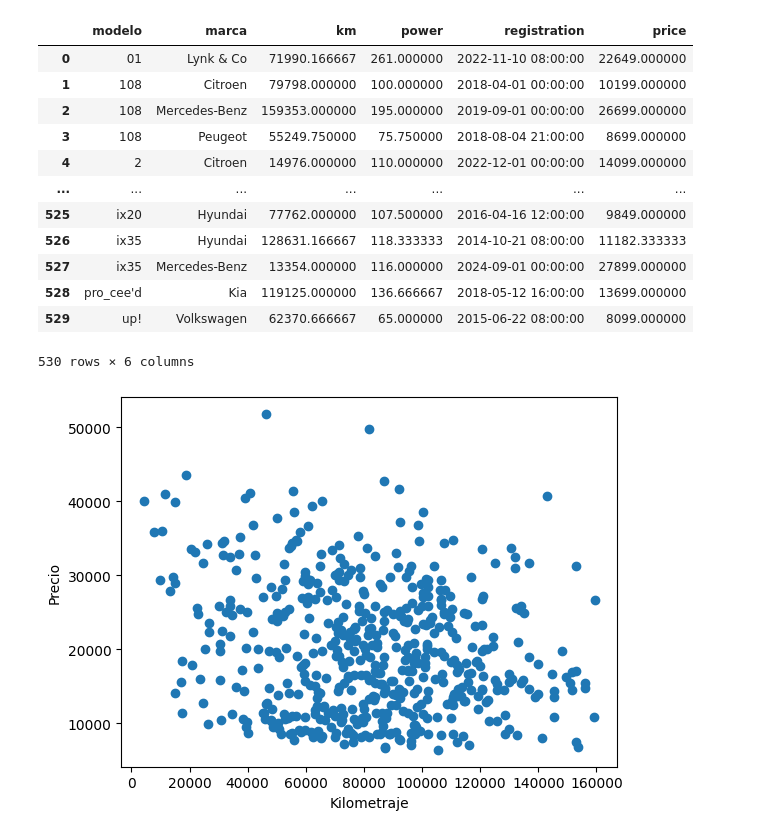
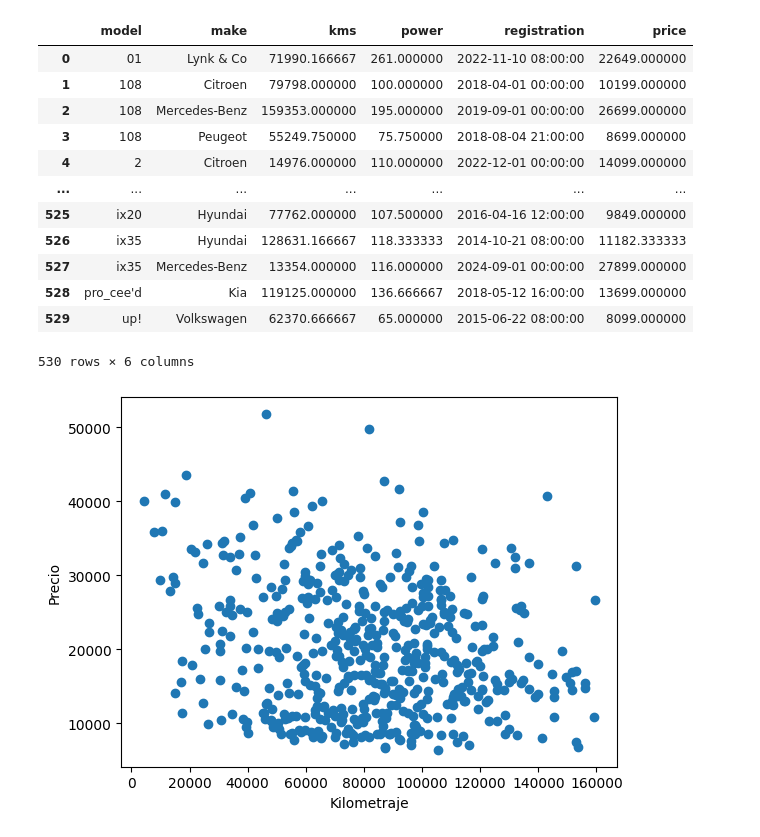
Before and after one commit to JaviFigueroaVicente/IberiaDriveInsights, a Jupyter notebook: backend/notebooks/analisis_coches.ipynb, the cells around one changed output. Drawn from its saved outputs; the diff is of its cells as text; code cells hidden in the pictures.

```diff
--- a/backend/notebooks/analisis_coches.ipynb
+++ b/backend/notebooks/analisis_coches.ipynb
@@ -17,6 +17,12 @@ data.head()
 | 2 | Toyota | Yaris | 1.5 Hybrid | 07/2025 | 12629 | Automático | Híbrido | 116 | 24499 |
 | 3 | Ford | Transit | 2.0 TDCi | 02/2022 | 78582 | Manual | Diésel | 130 | 30999 |
 | 4 | Ford | Grand C-Max | 1.6 TDCi | 04/2015 | 85974 | Manual | Diésel | 115 | 10199 |
+# %%
+data = data.rename(columns={
+    'marca': 'make',
+    'modelo': 'model',
+    'km': 'kms',
+})
 # %%
 data.info()
 # %% [output]
@@ -155,15 +161,15 @@ Data columns (total 9 columns):
 dtypes: datetime64[us](1), int64(3), str(5)
 memory usage: 239.0 KB
 # %%
-df_groupby_model = data.groupby(['modelo', 'marca']).agg({
-    'km': 'mean',
+df_groupby_model = data.groupby(['model', 'make']).agg({
+    'kms': 'mean',
     'power': 'mean',
     'registration': 'mean',
     'price': 'mean'
 }).reset_index()
 df_groupby_model
 # %% [output]
-|  | modelo | marca | km | power | registration | price |
+|  | model | make | kms | power | registration | price |
 | 0 | 01 | Lynk & Co | 71990.166667 | 261.000000 | 2022-11-10 08:00:00 | 22649.000000 |
 | 1 | 108 | Citroen | 79798.000000 | 100.000000 | 2018-04-01 00:00:00 | 10199.000000 |
 | 2 | 108 | Mercedes-Benz | 159353.000000 | 195.000000 | 2019-09-01 00:00:00 | 26699.000000 |
```
Also changed, not shown: parts of 20 cells of this notebook, 3 other files.
